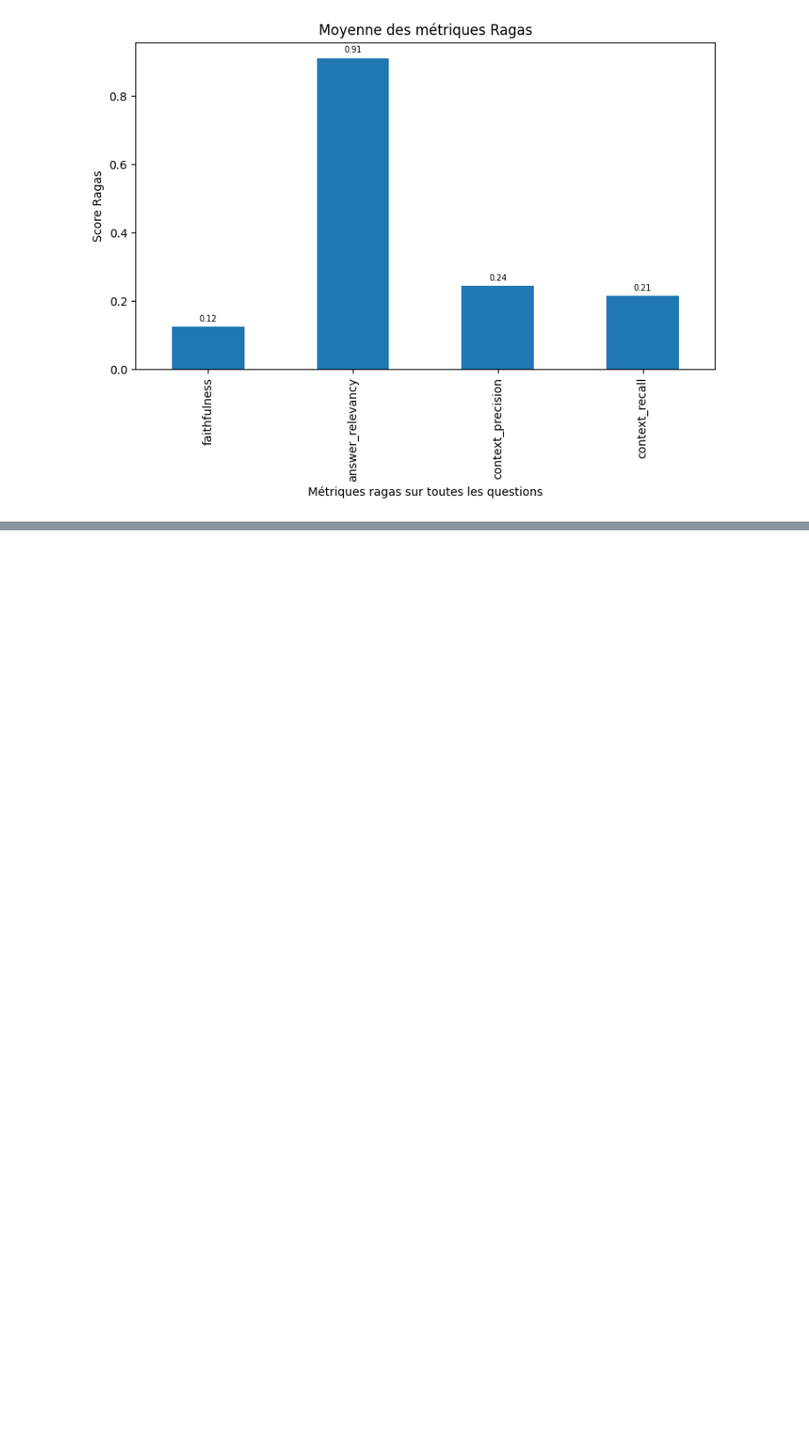
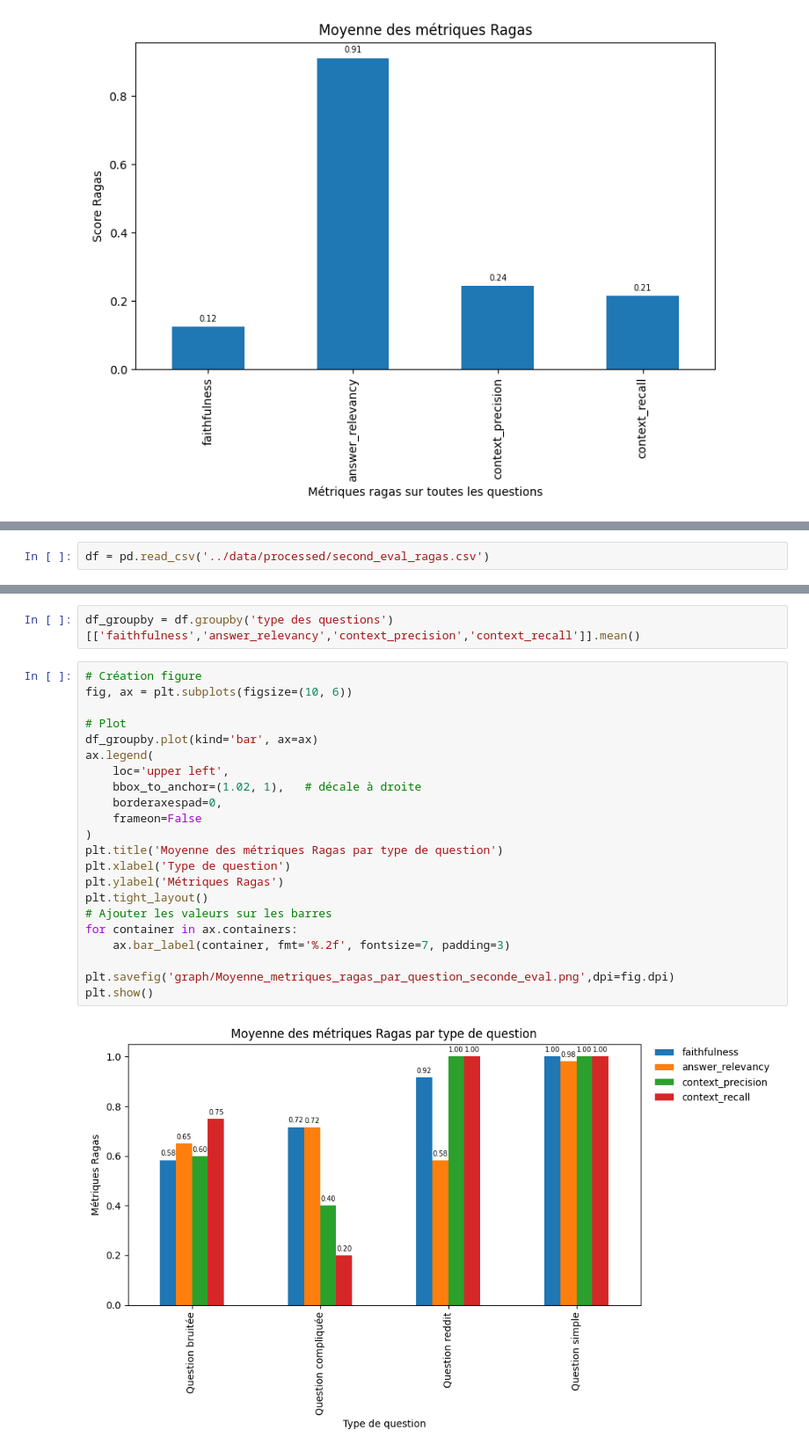
Before and after one commit to SCFlorian/Evaluation_LLM, a Jupyter notebook: notebooks/notebook_evaluation_ragas.ipynb, the cells around one changed output, grey strips where cells are left out. Shown at 88% size. Cells and saved outputs as stored; diff of their text form; blank space fills up the shorter version.

```diff
--- a/notebooks/notebook_evaluation_ragas.ipynb
+++ b/notebooks/notebook_evaluation_ragas.ipynb
@@ -116,0 +119,2 @@ plt.show()
+# %%
+df = pd.read_csv('../data/processed/second_eval_ragas.csv')
@@ -116,0 +141,26 @@ plt.show()
+# %%
+df_groupby = df.groupby('type des questions')[['faithfulness','answer_relevancy','context_precision','context_recall']].mean()
+# %%
+# Création figure
+fig, ax = plt.subplots(figsize=(10, 6))
+
+# Plot
+df_groupby.plot(kind='bar', ax=ax)
+ax.legend(
+    loc='upper left',
+    bbox_to_anchor=(1.02, 1),   # décale à droite
+    borderaxespad=0,
+    frameon=False
+)
+plt.title('Moyenne des métriques Ragas par type de question')
+plt.xlabel('Type de question')
+plt.ylabel('Métriques Ragas')
+plt.tight_layout()
+# Ajouter les valeurs sur les barres
+for container in ax.containers:
+    ax.bar_label(container, fmt='%.2f', fontsize=7, padding=3)
+
+plt.savefig('graph/Moyenne_metriques_ragas_par_question_seconde_eval.png',dpi=fig.dpi)
+plt.show()
+# %% [output]
+[figure, added]
```
Also changed, not shown: parts of 7 cells of this notebook, 10 other files.
